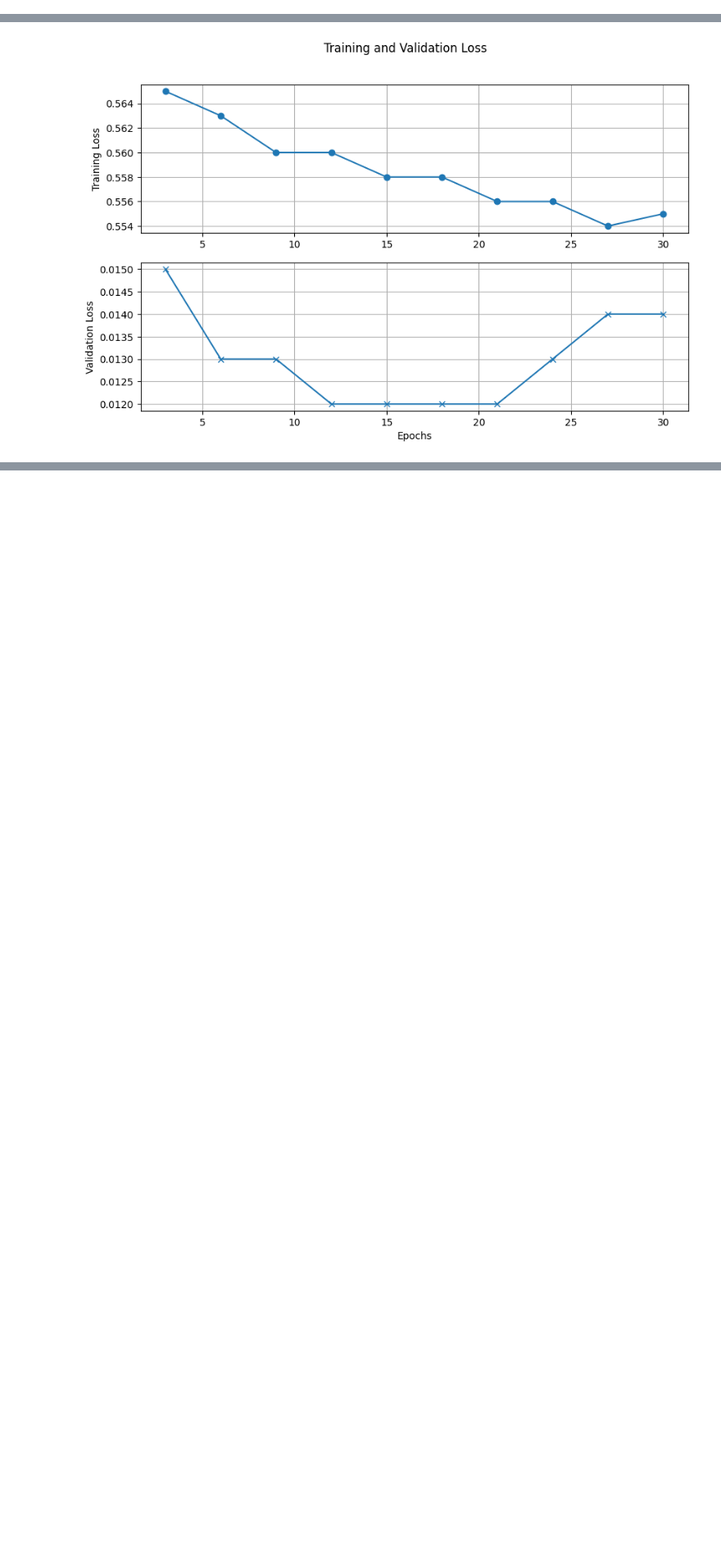
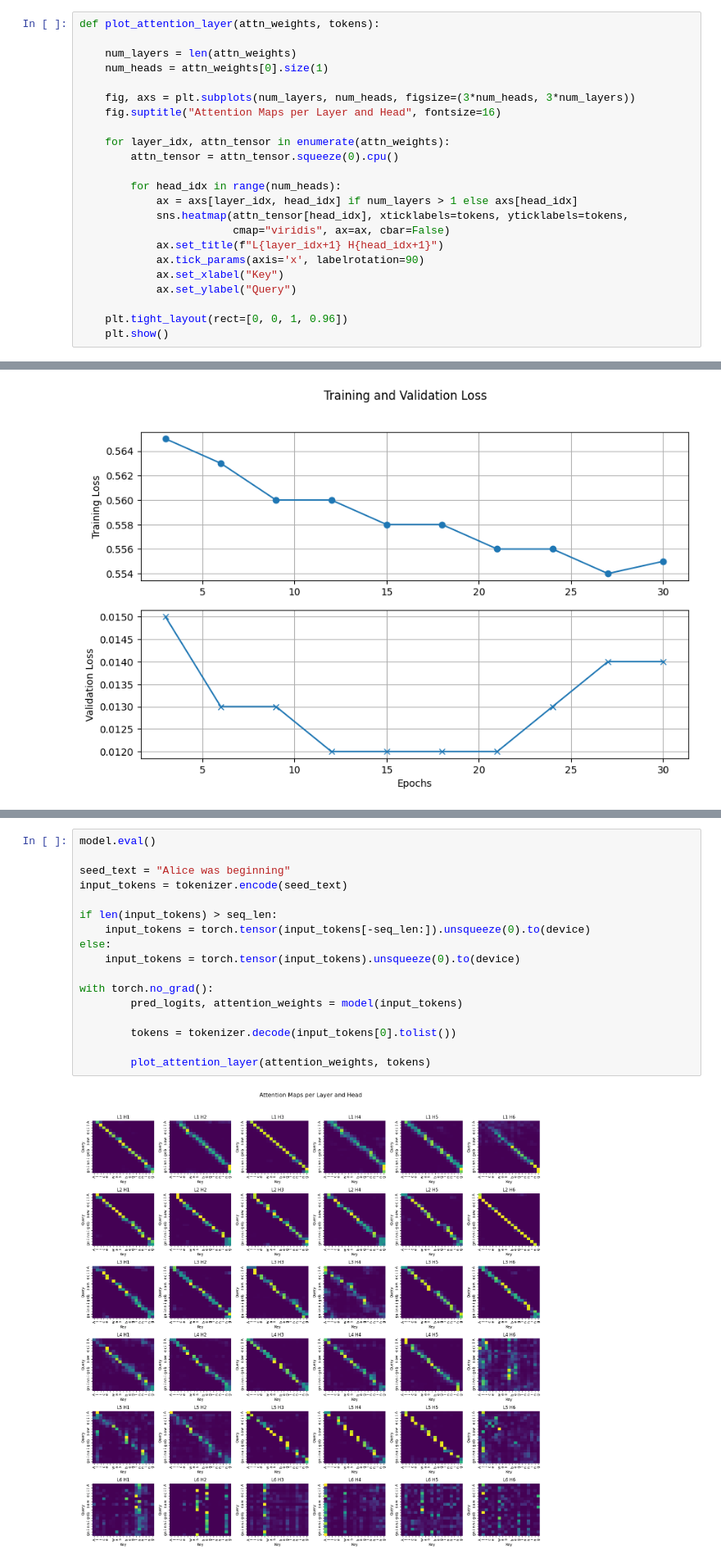
Before and after one commit to Swapnajoy/Mini_Transfomer_Project, a Jupyter notebook: analysis.ipynb, the cells around one changed output, grey strips where cells are left out. Shown: that part at 82% size. Drawn from its saved outputs; the diff is of its cells as text; blank space fills up the shorter version.

Commit message:
Added visualization of attention weights

```diff
--- a/analysis.ipynb
+++ b/analysis.ipynb
@@ -9,6 +12,29 @@ from utils.ch_tokenizer import CharTokenizer
 from datasets.text_dataset import TextDataset
 from models.transformerLM import TransformerLanguageModel
 from config import CHECKPOINT_PATH, TXT_FILE_PATH, SEQ_LEN, MODEL_CONFIG
+# %%
+def plot_attention_layer(attn_weights, tokens):
+
+    num_layers = len(attn_weights)
+    num_heads = attn_weights[0].size(1)
+
+    fig, axs = plt.subplots(num_layers, num_heads, figsize=(3*num_heads, 3*num_layers))
+    fig.suptitle("Attention Maps per Layer and Head", fontsize=16)
+
+    for layer_idx, attn_tensor in enumerate(attn_weights):
+        attn_tensor = attn_tensor.squeeze(0).cpu()
+
+        for head_idx in range(num_heads):
+            ax = axs[layer_idx, head_idx] if num_layers > 1 else axs[head_idx]
+            sns.heatmap(attn_tensor[head_idx], xticklabels=tokens, yticklabels=tokens,
+                        cmap="viridis", ax=ax, cbar=False)
+            ax.set_title(f"L{layer_idx+1} H{head_idx+1}")
+            ax.tick_params(axis='x', labelrotation=90)
+            ax.set_xlabel("Key")
+            ax.set_ylabel("Query")
+
+    plt.tight_layout(rect=[0, 0, 1, 0.96])
+    plt.show()
 # %%
 checkpoint_path = CHECKPOINT_PATH
 txt_file_path = TXT_FILE_PATH
@@ -67,0 +96,19 @@ plt.show()
+# %%
+model.eval()
+
+seed_text = "Alice was beginning"
+input_tokens = tokenizer.encode(seed_text)
+
+if len(input_tokens) > seq_len:
+    input_tokens = torch.tensor(input_tokens[-seq_len:]).unsqueeze(0).to(device)
+else:
+    input_tokens = torch.tensor(input_tokens).unsqueeze(0).to(device)
+
+with torch.no_grad():
+        pred_logits, attention_weights = model(input_tokens)
+
+        tokens = tokenizer.decode(input_tokens[0].tolist())
+
+        plot_attention_layer(attention_weights, tokens)
+# %% [output]
+[figure, added]
```
Also changed, not shown: parts of 2 cells of this notebook, 1 other file.
